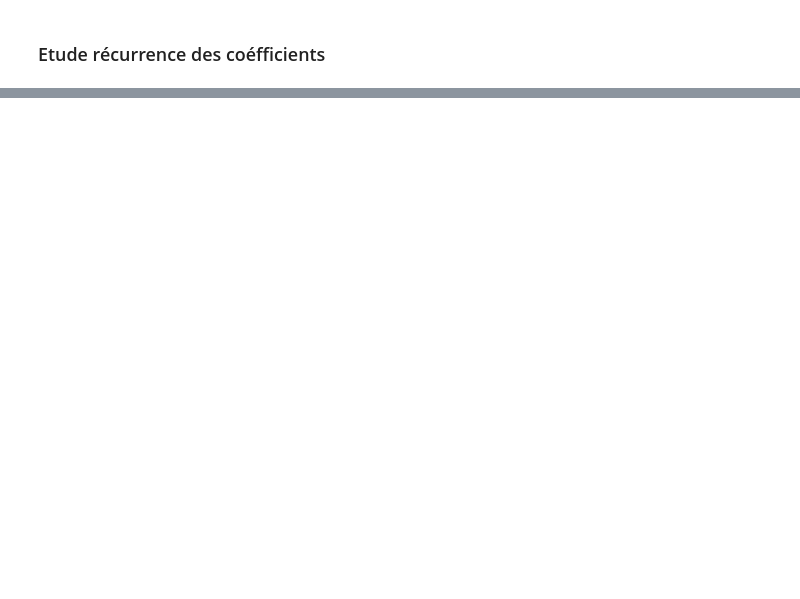
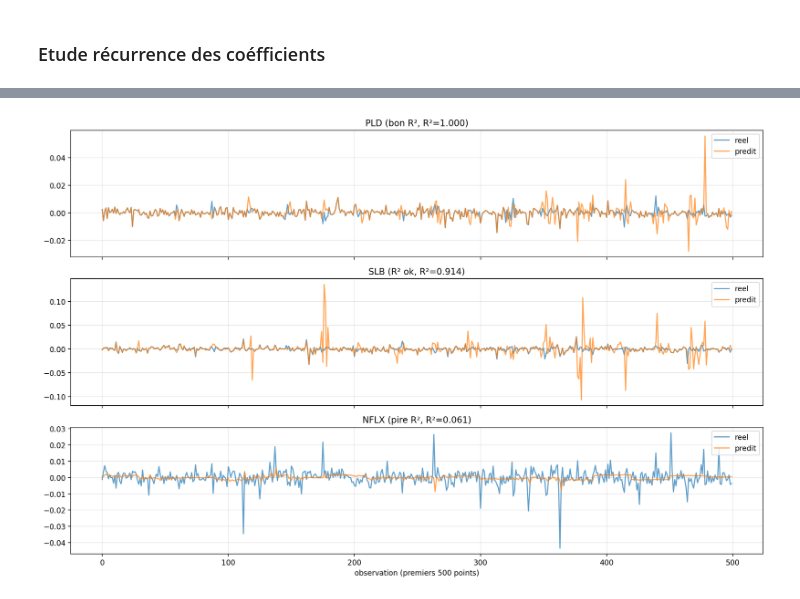
Before and after one commit to theodore34/contagion, a Jupyter notebook: notebook.ipynb, the cells around one changed output, grey strips where cells are left out. Cells and saved outputs as stored; diff of their text form; code cells hidden in the pictures; blank space fills up the shorter version.

```diff
--- a/notebook.ipynb
+++ b/notebook.ipynb
@@ -153,0 +99,47 @@ KeyboardInterrupt:
+# %%
+# Verification du fit : reel vs predit pour quelques actifs (lag=1, corr_q=0.8, n=30)
+from importlib import reload
+import functions; reload(functions)
+from functions import *
+
+lag = 1
+interval_size = 30
+window = interval_size + lag
+
+res = rolling_contagion(data, corr_quantile=0.8, asset_type="stock",
+                        interval_size=interval_size, lag=lag)
+
+assets = data.columns.tolist()
+raw = data.values
+
+y_hat_all, y_true_all = [], []
+for i, matrix in enumerate(res["matrices"]):
+    start = i * window
+    end = start + window
+    X_lag = raw[start:end - lag]
+    y_true = raw[start + lag:end]
+    coef = matrix.loc[assets].values
+    const = matrix.loc["const"].values
+    y_hat_all.append(X_lag @ coef + const)
+    y_true_all.append(y_true)
+y_hat_all = np.concatenate(y_hat_all, axis=0)
+y_true_all = np.concatenate(y_true_all, axis=0)
+
+r2_sorted = res["r2_per_asset"].sort_values()
+pick = [r2_sorted.index[-1], r2_sorted.index[len(r2_sorted) // 2], r2_sorted.index[0]]
+labels = ["bon R²", "R² ok", "pire R²"]
+
+n_show = 500
+fig, axes = plt.subplots(len(pick), 1, figsize=(14, 3 * len(pick)), sharex=True)
+for ax, asset, lab in zip(axes, pick, labels):
+    j = assets.index(asset)
+    ax.plot(y_true_all[:n_show, j], label="reel", alpha=0.7)
+    ax.plot(y_hat_all[:n_show, j], label="predit", alpha=0.7)
+    ax.set_title(f"{asset} ({lab}, R²={res['r2_per_asset'][asset]:.3f})")
+    ax.legend(loc="upper right")
+    ax.grid(True, alpha=0.3)
+axes[-1].set_xlabel(f"observation (premiers {n_show} points)")
+plt.tight_layout()
+plt.show()
+# %% [output]
+[figure, added]
```
Also changed, not shown: parts of 28 cells of this notebook, 5 other files.
